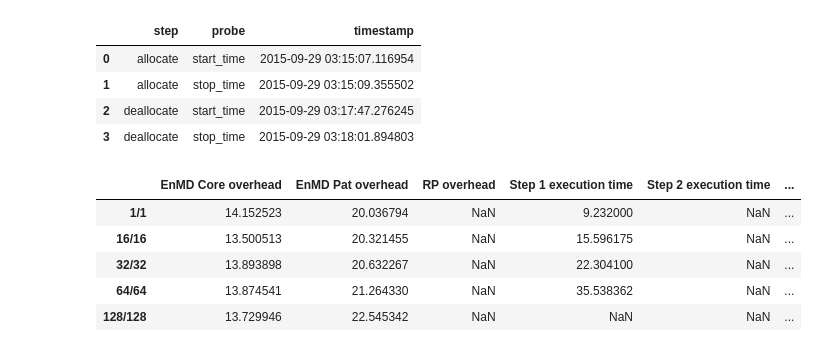
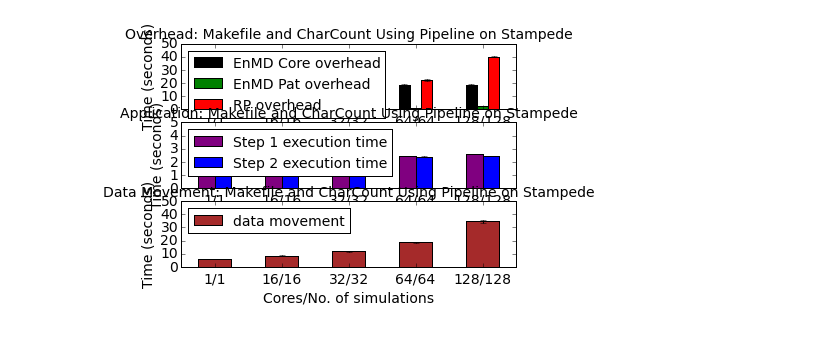
Before and after one commit to radical-experiments/enmd-pattern-testing, a Jupyter notebook: nikhil_postmortem_analyses/Pipeline Graphing.ipynb, the cells around one changed output. Cells and saved outputs as stored; diff of their text form; code cells hidden in the pictures.

Commit message:
pipeline and sa graphs constructed. Need to fix spacing and redo repex

```diff
--- a/nikhil_postmortem_analyses/Pipeline Graphing.ipynb
+++ b/nikhil_postmortem_analyses/Pipeline Graphing.ipynb
@@ -87,3 +71,6 @@ def extract_timing_info(df,cores,inst):
     step_1_exec, step_2_exec = extract_exec_time(df,cores,inst)
 
     return [step_1_data,step_2_data],[step_1_exec, step_2_exec]
+# %%
+df_profile = pd.read_csv('pipeline_data/profile_32_1.csv')
+#df_profile[[u' step',u' StagingInput',u' Allocating',u' PendingAgentOutputStaging',u' Done']]
@@ -231,9 +214,36 @@ def extract_rp_overhead(df,data,exec_list):
-# %%
-f_core = pd.read_csv('pipeline_data/enmd_core_overhead_{0}_{1}.csv'.format(c,t),header=0,sep=',',skipinitialspace=True)
-df_core
-# %% [output]
-|  | step | probe | timestamp |
-| 0 | allocate | start_time | 2015-09-29 03:15:07.116954 |
-| 1 | allocate | stop_time | 2015-09-29 03:15:09.355502 |
-| 2 | deallocate | start_time | 2015-09-29 03:17:47.276245 |
-| 3 | deallocate | stop_time | 2015-09-29 03:18:01.894803 |
+# %%
+def separate(comp_df,err_df):
+    ov_df = pd.DataFrame(columns=['EnMD Core overhead',
+                                'EnMD Pat overhead',
+                                'RP overhead'])
+    ov_df_err = pd.DataFrame(columns=['EnMD Core overhead',
+                                'EnMD Pat overhead',
+                                'RP overhead'])
+    ov_df['EnMD Core overhead'] = comp_df['EnMD Core overhead']
+    ov_df['EnMD Pat overhead'] = comp_df['EnMD Pat overhead']
+    ov_df['RP overhead'] = comp_df['RP overhead']
+
+    ov_df_err['EnMD Core overhead'] = err_df['EnMD Core overhead']
+    ov_df_err['EnMD Pat overhead'] = err_df['EnMD Pat overhead']
+    ov_df_err['RP overhead'] = err_df['RP overhead']
+
+
+
+    app_df = pd.DataFrame(columns=['Step 1 execution time',
+                                'Step 2 execution time'])
+    app_df_err = pd.DataFrame(columns=['Step 1 execution time',
+                                'Step 2 execution time'])
+    app_df['Step 1 execution time'] = comp_df['Step 1 execution time']
+    app_df['Step 2 execution time'] = comp_df['Step 2 execution time']
+
+    app_df_err['Step 2 execution time'] = err_df['Step 2 execution time']
+    app_df_err['Step 2 execution time'] = err_df['Step 2 execution time']
+
+
+
+    data_df = pd.DataFrame(columns=['data movement'])
+    data_df_err = pd.DataFrame(columns=['data movement'])
+    data_df['data movement'] = comp_df['data movement']
+    data_df_err['data movement'] = err_df['data movement']
+
+    split_plot([ov_df,ov_df_err],[app_df,app_df_err],[data_df,data_df_err])
@@ -251,7 +288,7 @@ err_df = pd.DataFrame(columns=['EnMD Core overhead',
                                 'EnMD Pat overhead',
                                 'RP overhead',
                                 'Step 1 execution time',
-                                'Step 2 execution time',
+                               'Step 2 execution time',
                                 'data movement'])
 
 cores = [1,16,32,64,128]
@@ -286,37 +323,32 @@ for c in cores:
         data_list.append(sum(data))
         #print rp_ov_list
 
     #print 'Core ov: ',core_ov_list
     #print 'Pat ov: ',pat_ov_list
     #print 'Data mov: ',data_list
     #print 'Preloop exec: ',preloop_exec_list
     #print 'Sim exec: ',sim_exec_list
     #print 'Ana exec: ',ana_exec_list
 
     comp_df.loc['{0}/{1}'.format(c,c)] = [np.average(core_ov_list),
                                           np.average(pat_ov_list),
                                           np.average(rp_ov_list),
                                           #np.average(preloop_exec_list),
                                           np.average(step_1_exec_list),
                                           np.average(step_2_exec_list),
                                           np.average(data_list)]
 
     err_df.loc['{0}/{1}'.format(c,c)] = [
                                           np.std(core_ov_list)/math.sqrt(trials),
                                           np.std(pat_ov_list)/math.sqrt(trials),
                                           np.std(rp_ov_list)/math.sqrt(trials),
                                           #np.std(preloop_exec_list)/math.sqrt(trials),
                                           np.std(step_1_exec_list)/math.sqrt(trials),
                                           np.std(step_2_exec_list)/math.sqrt(trials),
                                           np.std(data_list)/math.sqrt(trials)
                                          ]
 
 
-comp_df
+separate(comp_df,err_df)
 # %% [output]
-|  | EnMD Core overhead | EnMD Pat overhead | RP overhead | Step 1 execution time | Step 2 execution time | ... |
-| 1/1 | 14.152523 | 20.036794 | NaN | 9.232000 | NaN | ... |
-| 16/16 | 13.500513 | 20.321455 | NaN | 15.596175 | NaN | ... |
-| 32/32 | 13.893898 | 20.632267 | NaN | 22.304100 | NaN | ... |
-| 64/64 | 13.874541 | 21.264330 | NaN | 35.538362 | NaN | ... |
-| 128/128 | 13.729946 | 22.545342 | NaN | NaN | NaN | ... |
+[figure, added]
```
Also changed, not shown: parts of 9 cells of this notebook, 28 other files.
